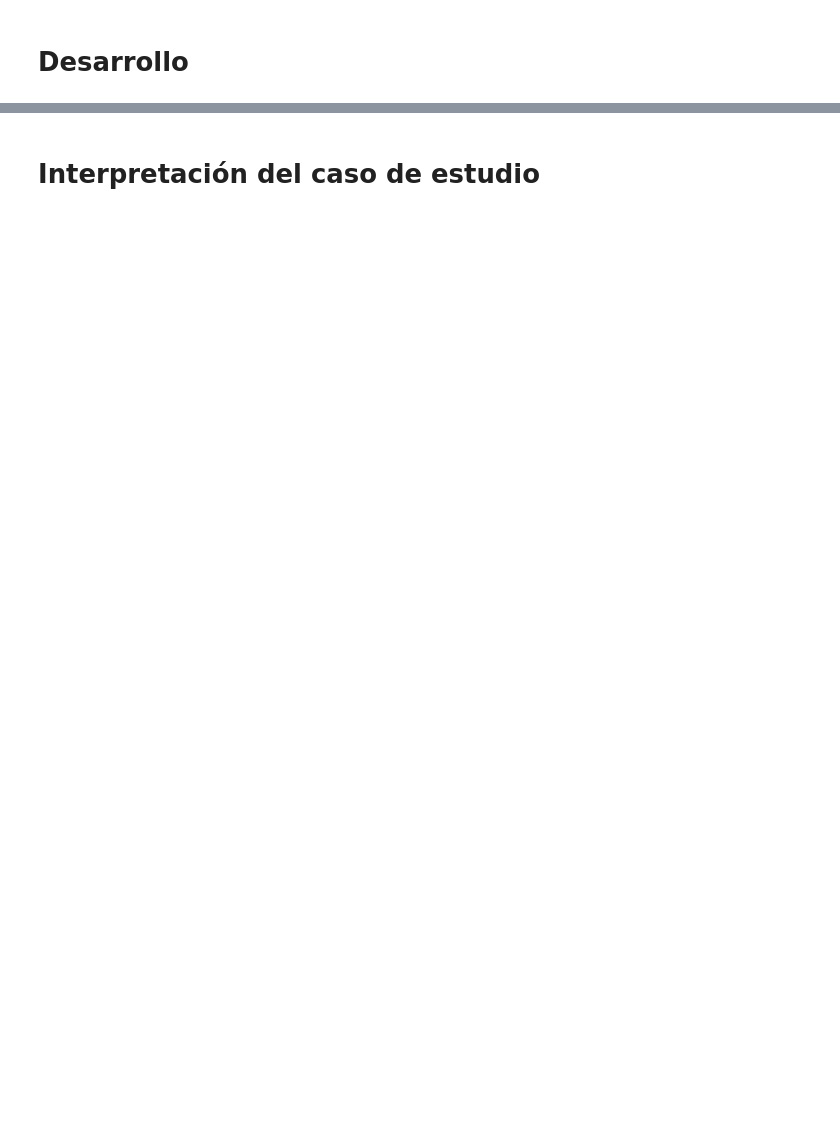
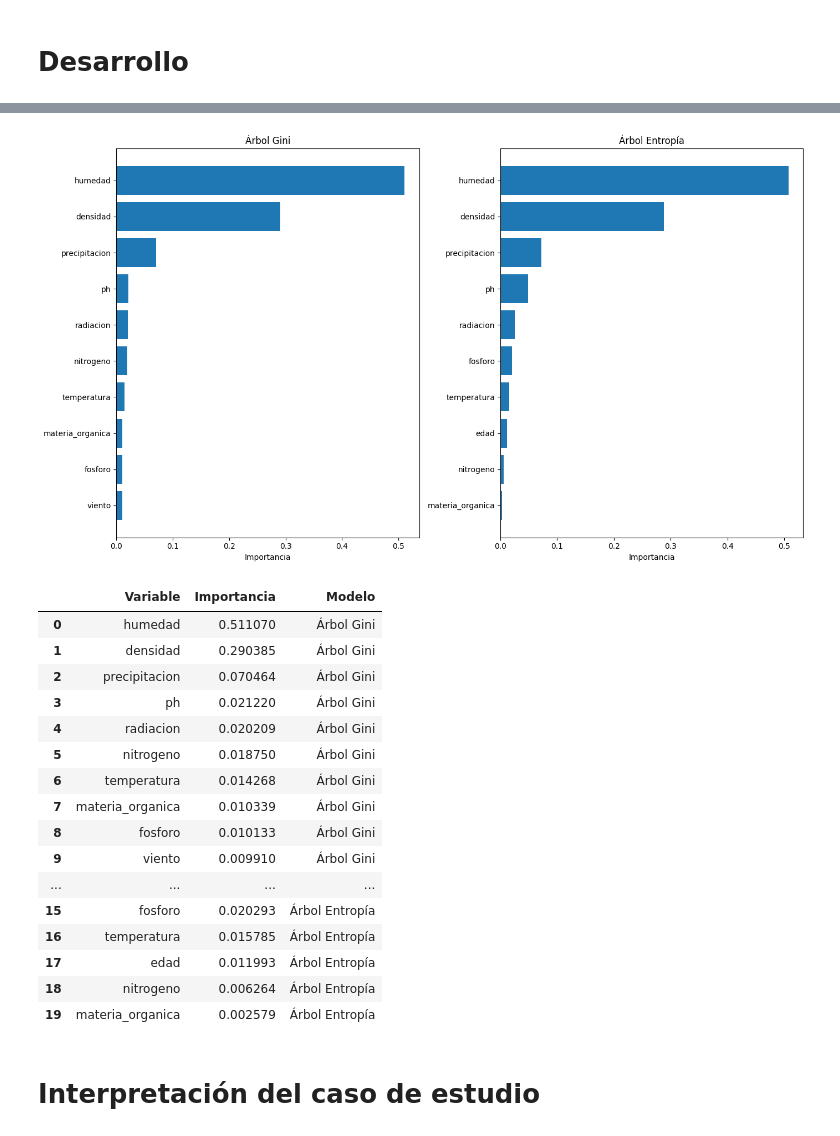
Before and after one commit to rpizarrog/Libro-Aprendizaje-Automatico.-Casos-de-Estudio-con-R-y-Python, a Jupyter notebook: Python NoteBooks/CASO_ARBOLES_DE_CLASIFICACION_RANDOM_FOREST_Y_REGRESION_LOGISTICAS_PARA_DATOS_DE_SALUD_ARBOLES.ipynb, the cells around one changed output, grey strips where cells are left out. Cells and saved outputs as stored; diff of their text form; code cells hidden in the pictures; blank space fills up the shorter version.

```diff
--- a/Python NoteBooks/CASO_ARBOLES_DE_CLASIFICACION_RANDOM_FOREST_Y_REGRESION_LOGISTICAS_PARA_DATOS_DE_SALUD_ARBOLES.ipynb
+++ b/Python NoteBooks/CASO_ARBOLES_DE_CLASIFICACION_RANDOM_FOREST_Y_REGRESION_LOGISTICAS_PARA_DATOS_DE_SALUD_ARBOLES.ipynb
@@ -1562,2 +2010,28 @@ f_frecuencias_clases(datos)
+# %%
+variables = f_variables_importantes(
+    modelos=[modelo_AC_gini, modelo_AC_entropia],
+
+    nombres_modelos=["Árbol Gini", "Árbol Entropía"])
+
+variables
+# %% [output]
+[figure, added]
+|  | Variable | Importancia | Modelo |
+| 0 | humedad | 0.511070 | Árbol Gini |
+| 1 | densidad | 0.290385 | Árbol Gini |
+| 2 | precipitacion | 0.070464 | Árbol Gini |
+| 3 | ph | 0.021220 | Árbol Gini |
+| 4 | radiacion | 0.020209 | Árbol Gini |
+| 5 | nitrogeno | 0.018750 | Árbol Gini |
+| 6 | temperatura | 0.014268 | Árbol Gini |
+| 7 | materia_organica | 0.010339 | Árbol Gini |
+| 8 | fosforo | 0.010133 | Árbol Gini |
+| 9 | viento | 0.009910 | Árbol Gini |
+| ... | ... | ... | ... |
+| 15 | fosforo | 0.020293 | Árbol Entropía |
+| 16 | temperatura | 0.015785 | Árbol Entropía |
+| 17 | edad | 0.011993 | Árbol Entropía |
+| 18 | nitrogeno | 0.006264 | Árbol Entropía |
+| 19 | materia_organica | 0.002579 | Árbol Entropía |
 # %% [markdown]
 # Interpretación del caso de estudio
```
Also changed, not shown: parts of 18 cells of this notebook.
